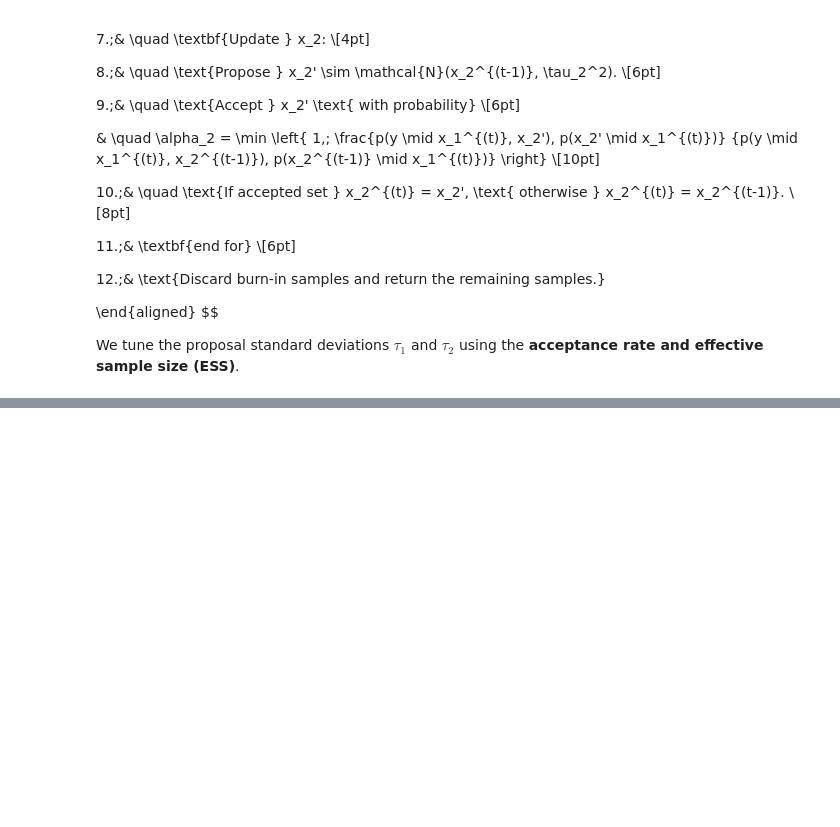
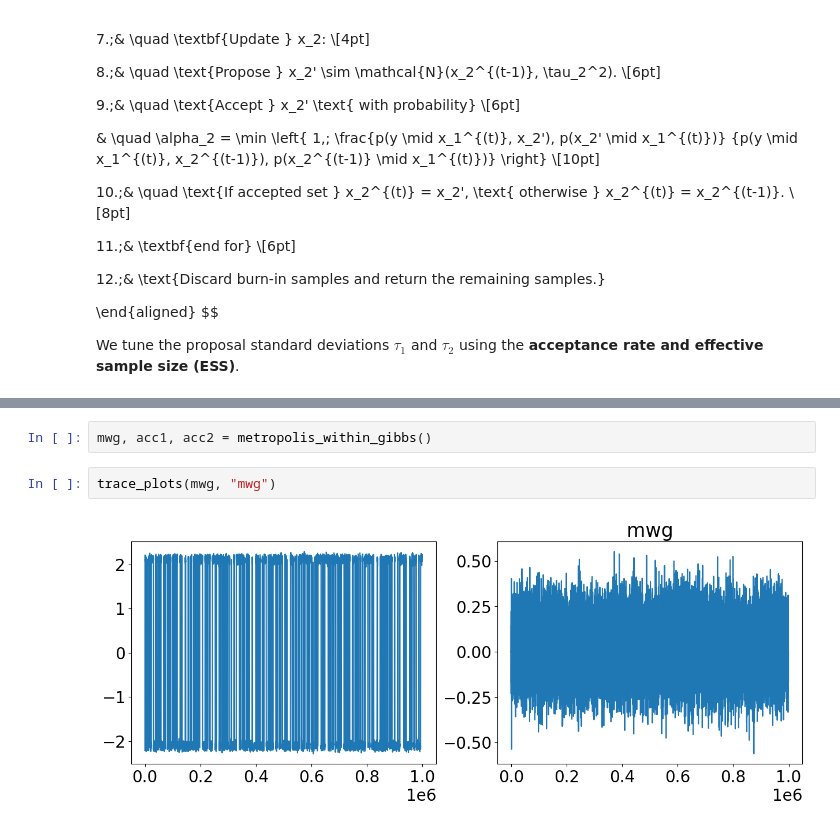
Before and after one commit to alisaklymchuk/stochastic_simulation_math60047, a Jupyter notebook: coursework.ipynb, the cells around one changed output, grey strips where cells are left out. Drawn from its saved outputs; the diff is of its cells as text; blank space fills up the shorter version.

Commit message:
gibbs completed! (and performs sooo well)

```diff
--- a/coursework.ipynb
+++ b/coursework.ipynb
@@ -730,0 +742,6 @@ def metropolis_within_gibbs(target=log_posterior, N=10**6, x0=np.array([0,0]), s
+# %%
+mwg, acc1, acc2 = metropolis_within_gibbs()
+# %%
+trace_plots(mwg, "mwg")
+# %% [output]
+[figure, added]
```
Also changed, not shown: parts of 3 cells of this notebook.
